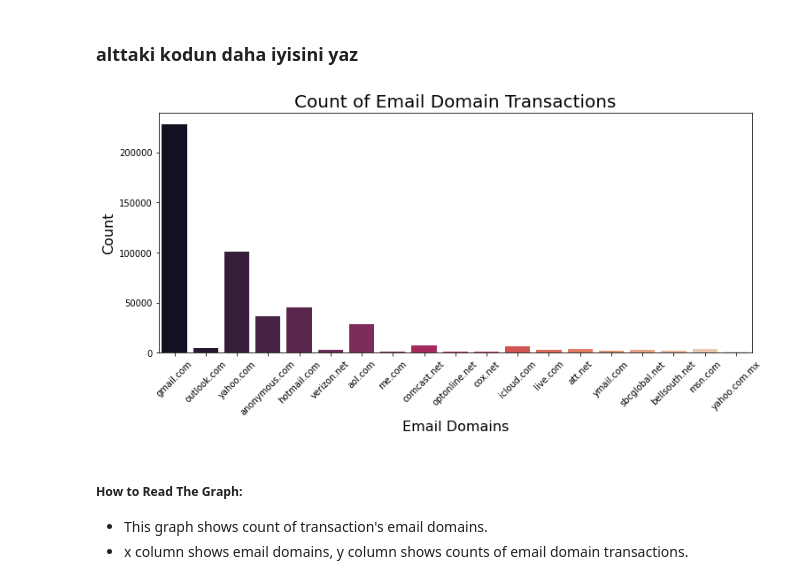
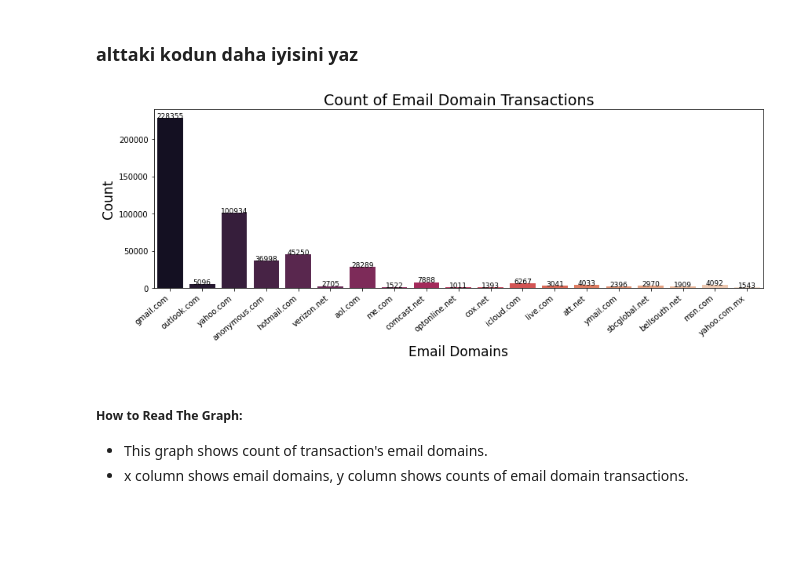
Before and after one commit to ElifKarakutukDinc/IEEE-CIS-Fraud-Detection, a Jupyter notebook: EDA.ipynb, the cells around one changed output. Drawn from its saved outputs; the diff is of its cells as text; code cells hidden in the pictures; blank space fills up the shorter version.

```diff
--- a/EDA.ipynb
+++ b/EDA.ipynb
@@ -474,14 +474,15 @@ x = train_transaction[
 # %%
 countplot_viz(
     data=x,
     xcolumn="P_emaildomain",
     xlabel="Email Domains",
     ylabel="Count",
     title="Count of Email Domain Transactions",
     palette="rocket",
+    fontsize_text=9,
 )
 # %% [output]
-[figure, old version]
+[figure, new version]
 # %% [markdown]
 ##### How to Read The Graph:
 * This graph shows count of transaction's email domains.
```
Also changed, not shown: parts of 27 cells of this notebook, 3 other files.
